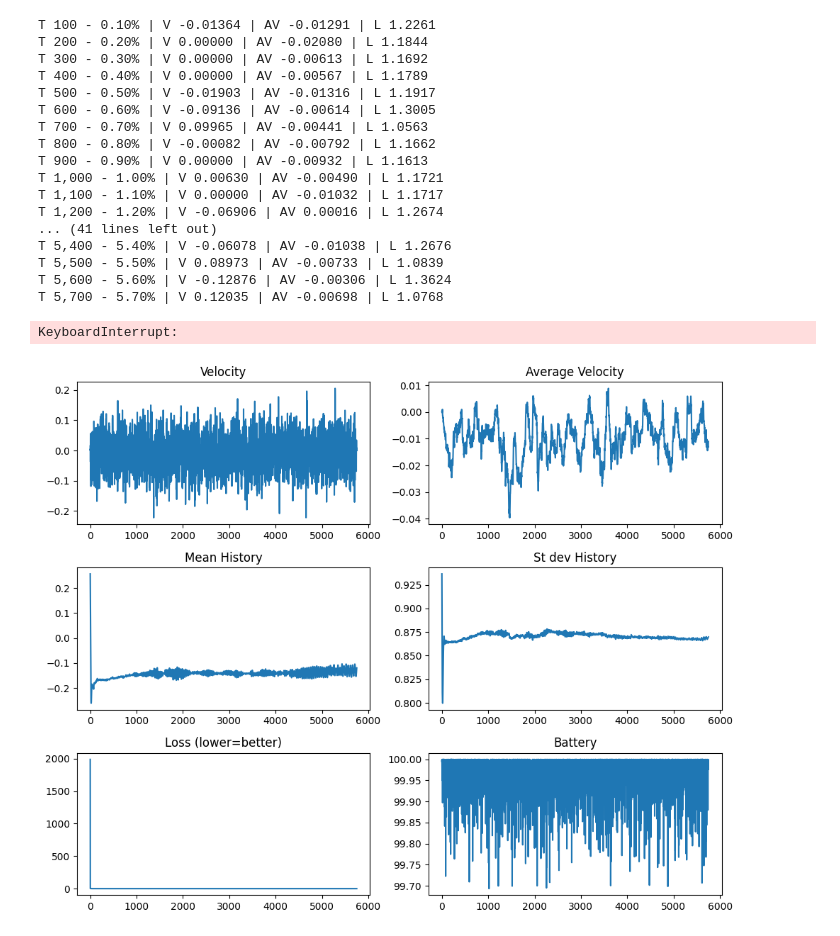
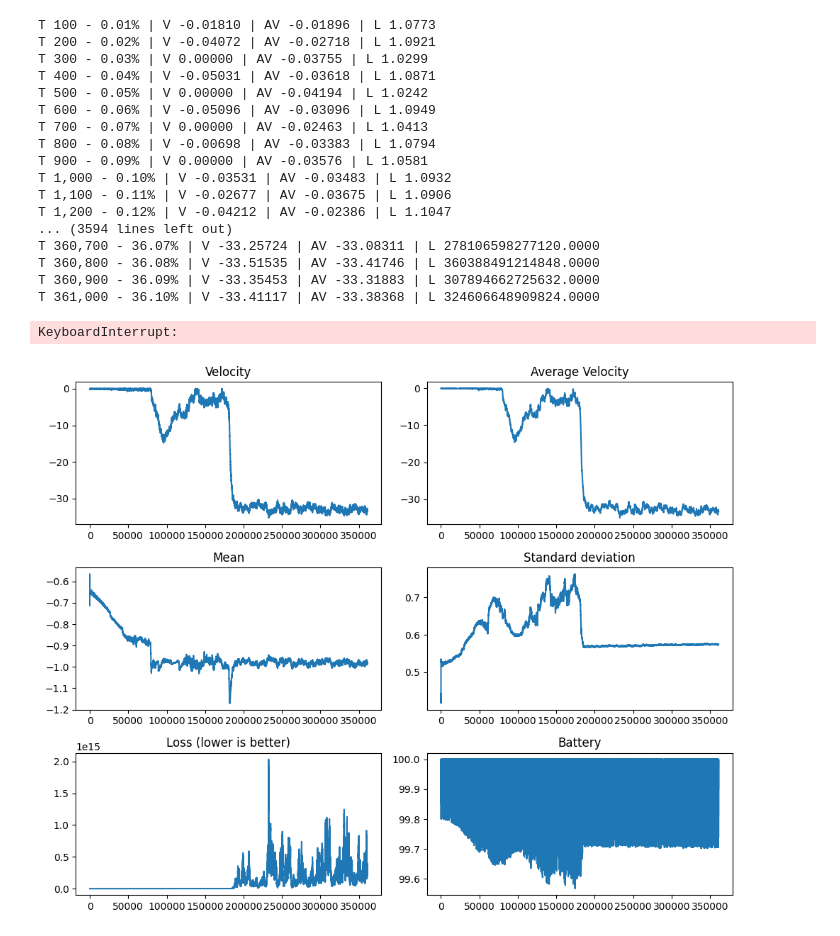
Before and after one commit to Yegor-men/Surprise-Minimization-RL, a Jupyter notebook: main.ipynb, the cells around one changed output. Cells and saved outputs as stored; diff of their text form; code cells hidden in the pictures.

```diff
--- a/main.ipynb
+++ b/main.ipynb
@@ -137,14 +137,15 @@ class RewardFunction(nn.Module):
     def forward(self, real_latent, predicted_latent, velocity_reward, standard_deviation):
         uncertainty_scaling = 1 / (standard_deviation * self.a + self.eps)
 
-        surprise_factor = torch.cdist(real_latent, predicted_latent) * self.s
+        euclid_dist = torch.cdist(real_latent, predicted_latent)
+        surprise_factor = euclid_dist * self.s * uncertainty_scaling
         weighted_velocity_reward = velocity_reward * self.v
 
         composite_reward = weighted_velocity_reward - surprise_factor
 
-        return torch.exp(-composite_reward) * uncertainty_scaling
+        return torch.exp(-composite_reward)
 # %%
-TIMESTEPS = 100000
+TIMESTEPS = 1000000
 LEARNING_RATE = 0.001
 
 robot = Creature()
@@ -198,51 +199,51 @@ for timestep in range(TIMESTEPS):
         print(f"| AV {v_avg:.5f}", end=" ")
         print(f"| L {loss.item():.4f}", end="\n")
 # %% [output]
-T 100 - 0.10% | V -0.01364 | AV -0.01291 | L 1.2261
-T 200 - 0.20% | V 0.00000 | AV -0.02080 | L 1.1844
-T 300 - 0.30% | V 0.00000 | AV -0.00613 | L 1.1692
-T 400 - 0.40% | V 0.00000 | AV -0.00567 | L 1.1789
-T 500 - 0.50% | V -0.01903 | AV -0.01316 | L 1.1917
-T 600 - 0.60% | V -0.09136 | AV -0.00614 | L 1.3005
-T 700 - 0.70% | V 0.09965 | AV -0.00441 | L 1.0563
-T 800 - 0.80% | V -0.00082 | AV -0.00792 | L 1.1662
-T 900 - 0.90% | V 0.00000 | AV -0.00932 | L 1.1613
-T 1,000 - 1.00% | V 0.00630 | AV -0.00490 | L 1.1721
-T 1,100 - 1.10% | V 0.00000 | AV -0.01032 | L 1.1717
-T 1,200 - 1.20% | V -0.06906 | AV 0.00016 | L 1.2674
-... (41 lines left out)
-T 5,400 - 5.40% | V -0.06078 | AV -0.01038 | L 1.2676
-T 5,500 - 5.50% | V 0.08973 | AV -0.00733 | L 1.0839
-T 5,600 - 5.60% | V -0.12876 | AV -0.00306 | L 1.3624
-T 5,700 - 5.70% | V 0.12035 | AV -0.00698 | L 1.0768
+T 100 - 0.01% | V -0.01810 | AV -0.01896 | L 1.0773
+T 200 - 0.02% | V -0.04072 | AV -0.02718 | L 1.0921
+T 300 - 0.03% | V 0.00000 | AV -0.03755 | L 1.0299
+T 400 - 0.04% | V -0.05031 | AV -0.03618 | L 1.0871
+T 500 - 0.05% | V 0.00000 | AV -0.04194 | L 1.0242
+T 600 - 0.06% | V -0.05096 | AV -0.03096 | L 1.0949
+T 700 - 0.07% | V 0.00000 | AV -0.02463 | L 1.0413
+T 800 - 0.08% | V -0.00698 | AV -0.03383 | L 1.0794
+T 900 - 0.09% | V 0.00000 | AV -0.03576 | L 1.0581
+T 1,000 - 0.10% | V -0.03531 | AV -0.03483 | L 1.0932
+T 1,100 - 0.11% | V -0.02677 | AV -0.03675 | L 1.0906
+T 1,200 - 0.12% | V -0.04212 | AV -0.02386 | L 1.1047
+... (3594 lines left out)
+T 360,700 - 36.07% | V -33.25724 | AV -33.08311 | L 278106598277120.0000
+T 360,800 - 36.08% | V -33.51535 | AV -33.41746 | L 360388491214848.0000
+T 360,900 - 36.09% | V -33.35453 | AV -33.31883 | L 307894662725632.0000
+T 361,000 - 36.10% | V -33.41117 | AV -33.38368 | L 324606648909824.0000
 KeyboardInterrupt:
 # %%
 import matplotlib.pyplot as plt
 
 fig, axes = plt.subplots(3, 2, figsize=(10, 8))
 
 axes = axes.flatten()
 
 axes[0].plot(velocity_hist)
 axes[0].set_title('Velocity')
 
 axes[1].plot(avg_velocity_hist)
 axes[1].set_title('Average Velocity')
 
 axes[2].plot(model.mean_history)
-axes[2].set_title('Mean History')
+axes[2].set_title('Mean')
 
 axes[3].plot(model.std_history)
-axes[3].set_title('St dev History')
+axes[3].set_title('Standard deviation')
 
 axes[4].plot(loss_history)
-axes[4].set_title('Loss (lower=better)')
+axes[4].set_title('Loss (lower is better)')
 
 axes[5].plot(battery_hist)
 axes[5].set_title('Battery')
 
 plt.tight_layout()
 
 plt.show()
 # %% [output]
-[figure, old version]
+[figure, new version]
```
